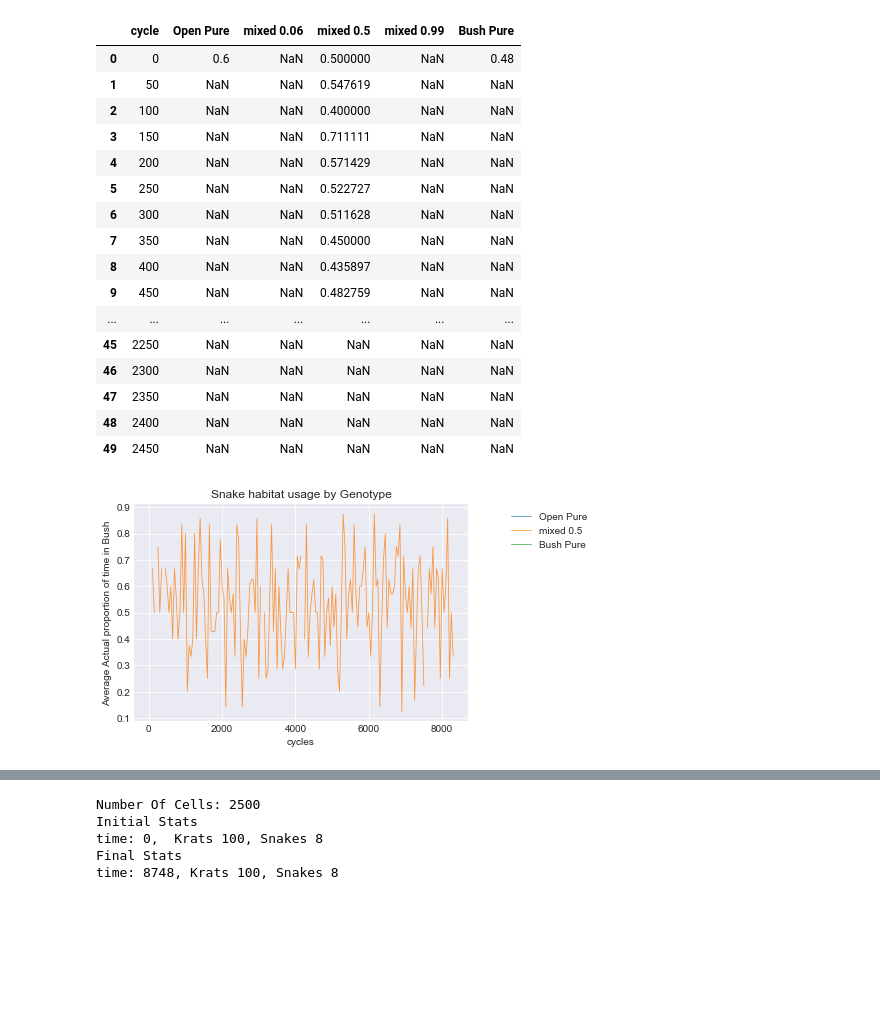
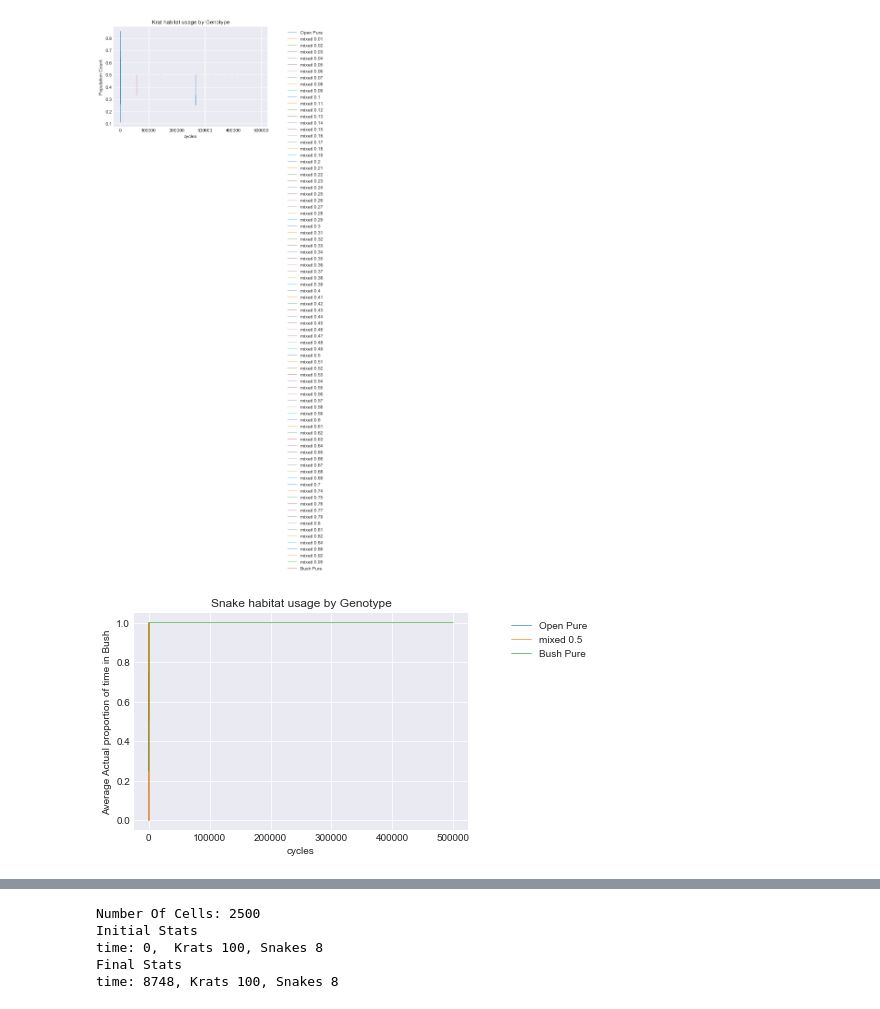
Before and after one commit to michaelremington2/uumarrty, a Jupyter notebook: ecosystem_sim/SimPostDataAnalysis.ipynb, the cells around one changed output, grey strips where cells are left out. Drawn from its saved outputs; the diff is of its cells as text; code cells hidden in the pictures; blank space fills up the shorter version.

```diff
--- a/ecosystem_sim/SimPostDataAnalysis.ipynb
+++ b/ecosystem_sim/SimPostDataAnalysis.ipynb
@@ -114,6 +96,7 @@ df = df.pivot_table(
         columns='cur_micro_hab',
         aggfunc=np.sum)
 df = df.reset_index()
+#df = df.fillna(0)
 df["bush_actual_proportion"] = df['BUSH']/(df['BUSH'] + df['OPEN'])
 df = df.pivot(index="cycle", columns="bush_pw",values = "bush_actual_proportion").reset_index()
 df.columns = list(df.columns)
@@ -140,62 +123,46 @@ for i in df.columns:
             color_dict[label] = (255,0,0)
     elif i == 'cycle':
         label = 'cycle'
     else:
         label = 'mixed {}'.format(i)
         if float(i) < 0.5:
             if label not in color_dict:
                 red = 255 - color_change*red_counter
                 blue = 0 + color_change*red_counter
                 color_dict[label] = (red,15,blue)
                 red_counter += 1
         elif float(i) > 0.5:
             if label not in color_dict:
                 red = 125 - color_change*blue_counter
                 blue = 135 + color_change*blue_counter
                 color_dict[label] = (red,15,blue)
                 blue_counter += 1
         elif float(i) == 0.5:
             if label not in color_dict:
                 color_dict[label] = (128,0,128)
     col_name.append(label)
 
 df.columns = col_name
 
 cols = list(filter(lambda x: x!='cycle' , list(df)))
 
-#
-# style
-# plt.style.use('seaborn-darkgrid')
 
-# plt.figure()
-# for i in cols:
-#     plt.plot(df['cycle'], df[i], linewidth=.8, alpha=0.8, label = i)
+###style
+plt.style.use('seaborn-darkgrid')
 
-# plt.xlabel("cycles")
-# plt.ylabel("Population Count")
-# plt.title("Krat habitat usage by Genotype")
-# plt.legend(bbox_to_anchor=(1.10, 1), loc='upper left')
+plt.figure()
+for i in cols:
+    plt.plot(df['cycle'], df[i], linewidth=.8, alpha=0.8, label = i)
 
-# plt.show()
-df.head(50)
+plt.xlabel("cycles")
+plt.ylabel("Population Count")
+plt.title("Krat habitat usage by Genotype")
+plt.legend(bbox_to_anchor=(1.10, 1), loc='upper left')
+
+plt.show()
+#df.head(50)
 # %% [output]
-|  | cycle | Open Pure | mixed 0.06 | mixed 0.5 | mixed 0.99 | Bush Pure |
-| 0 | 0 | 0.6 | NaN | 0.500000 | NaN | 0.48 |
-| 1 | 50 | NaN | NaN | 0.547619 | NaN | NaN |
-| 2 | 100 | NaN | NaN | 0.400000 | NaN | NaN |
-| 3 | 150 | NaN | NaN | 0.711111 | NaN | NaN |
-| 4 | 200 | NaN | NaN | 0.571429 | NaN | NaN |
-| 5 | 250 | NaN | NaN | 0.522727 | NaN | NaN |
-| 6 | 300 | NaN | NaN | 0.511628 | NaN | NaN |
-| 7 | 350 | NaN | NaN | 0.450000 | NaN | NaN |
-| 8 | 400 | NaN | NaN | 0.435897 | NaN | NaN |
-| 9 | 450 | NaN | NaN | 0.482759 | NaN | NaN |
-| ... | ... | ... | ... | ... | ... | ... |
-| 45 | 2250 | NaN | NaN | NaN | NaN | NaN |
-| 46 | 2300 | NaN | NaN | NaN | NaN | NaN |
-| 47 | 2350 | NaN | NaN | NaN | NaN | NaN |
-| 48 | 2400 | NaN | NaN | NaN | NaN | NaN |
-| 49 | 2450 | NaN | NaN | NaN | NaN | NaN |
+[figure, added]
 # %%
 df = snakedata.groupby(["cycle","bush_pw", "microhabitat"]).snake_id.nunique()
 df = df.reset_index()
@@ -206,9 +173,12 @@ df = df.pivot_table(
         columns='cur_micro_hab',
         aggfunc=np.sum)
 df = df.reset_index()
+df = df.fillna(0)
 df["bush_actual_proportion"] = df['BUSH']/(df['BUSH'] + df['OPEN'])
+
 df = df.pivot(index="cycle", columns="bush_pw",values = "bush_actual_proportion").reset_index()
 df.columns = list(df.columns)
+#df = df.fillna(0)
 col_name = []
 color_dict = {}
 color_change = 15
@@ -259,9 +229,9 @@ for i in cols:
 
 plt.xlabel("cycles")
 plt.ylabel("Average Actual proportion of time in Bush")
-plt.title("Snake habitat usage by Genotype")
+plt.title("Snake Habitat usage by Genotype")
 plt.legend(bbox_to_anchor=(1.10, 1), loc='upper left')
 
 plt.show()
 # %% [output]
-[figure, old version]
+[figure, new version]
```
Also changed, not shown: parts of 10 cells of this notebook, 3 other files.
